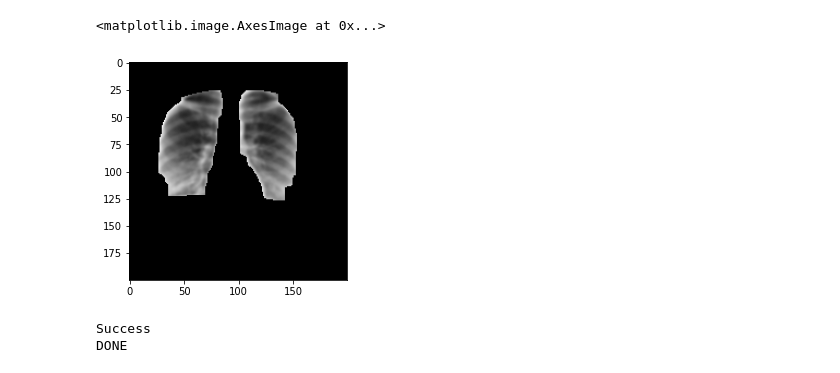
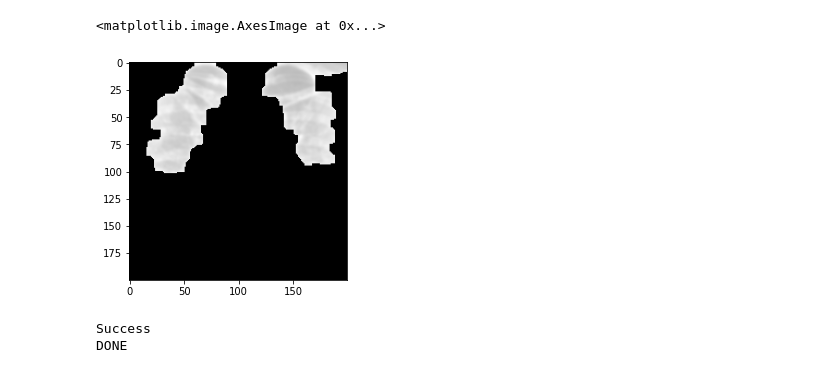
Before and after one commit to artisan7/thesis_stuff, a Jupyter notebook: masking_scuffed.ipynb, the cells around one changed output. Saved outputs shown, nothing was run; the diff lists cells and outputs as text; code cells hidden in the pictures.

```diff
--- a/masking_scuffed.ipynb
+++ b/masking_scuffed.ipynb
@@ -77,27 +78,27 @@ skimage.filters.thresholding.threshold_yen
 # %%
 from skimage.morphology import square, dilation, erosion, opening, closing, remove_small_objects, remove_small_holes
 #coarse mask -> thresholding
-masked = ~(img_as_ubyte(img) * coarse_mask)
-thresh = flt.threshold_yen(masked)
-binary1 = masked <= thresh
+#masked = ~(img_as_ubyte(img) * coarse_mask)
+#thresh = flt.threshold_yen(masked)
+#binary1 = masked <= thresh
 
 # thresholding -> coarse mask
-thresh = flt.threshold_yen(img_as_ubyte(img))
-masked = ~(img_as_ubyte(img) * coarse_mask)
-binary2 =  masked <= thresh
+#thresh = flt.threshold_yen(img_as_ubyte(img))
+#masked = ~(img_as_ubyte(img) * coarse_mask)
+#binary2 =  masked <= thresh
 
-kernel = square(10)
+kernel = square(7)
 op = opening(binary1, kernel)#select binary here
-op = dilation(remove_small_objects(erosion(op, kernel), 200), kernel)
+#op = dilation(remove_small_objects(erosion(op, kernel), 200), kernel)
 mask = closing(op, kernel)
 mask = remove_small_objects(mask, 1000)
 #mask = remove_small_holes(mask, 1200)
 final1 = img * mask
 
 plt.imshow(final1, cmap=plt.cm.gray)
 # %% [output]
 <matplotlib.image.AxesImage at 0x...>
-[figure, old version]
+[figure, new version]
 # %%
 output_dir = 'preprocessed/'
 img_dir = 'masked_images/'
```
Also changed, not shown: parts of 1 cell of this notebook, 4 other files.
